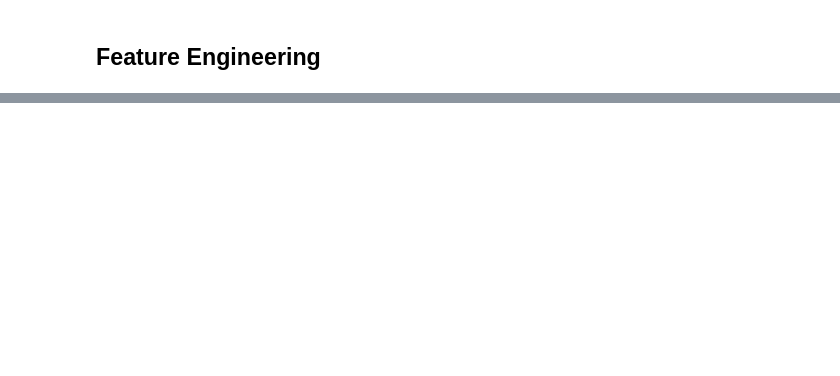
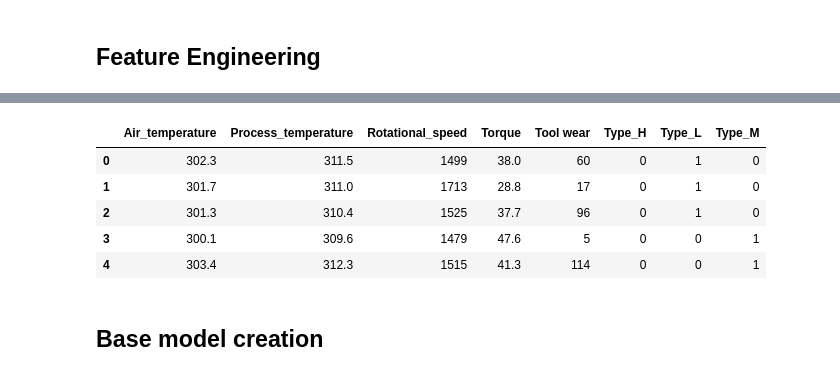
Before and after one commit to charu11/kaggle_competitions, a Jupyter notebook: ps-s3-e17-eda.ipynb, the cells around one changed output, grey strips where cells are left out. Drawn from its saved outputs; the diff is of its cells as text; code cells hidden in the pictures; blank space fills up the shorter version.

Commit message:
Kaggle Notebook | PS S3 E17 EDA  | Modeling completed

```diff
--- a/ps-s3-e17-eda.ipynb
+++ b/ps-s3-e17-eda.ipynb
@@ -218,0 +246,28 @@ plot_data(df_test, 'test', 'kde')
+# %%
+to_drop = ['id', 'Product ID', 'TWF', 'HDF', 'PWF', 'OSF', 'RNF']
+df_train = df_train.drop(columns=to_drop, axis=1)
+df_test = df_test.drop(columns=to_drop, axis=1)
+# %%
+### one hot encoding to encode the categorical data
+df_train_final = pd.get_dummies(df_train)
+df_test_final = pd.get_dummies(df_test)
+# %%
+### change the columns names
+df_train_final = df_train_final.rename(columns={'Air temperature [K]': 'Air_temperature', 'Process temperature [K]': 'Process_temperature',
+                                       'Rotational speed [rpm]': 'Rotational_speed', 'Torque [Nm]': 'Torque', 'Tool wear [min]': 'Tool wear'})
+
+
+### change the columns names
+df_test_final = df_test_final.rename(columns={'Air temperature [K]': 'Air_temperature', 'Process temperature [K]': 'Process_temperature',
+                                       'Rotational speed [rpm]': 'Rotational_speed', 'Torque [Nm]': 'Torque', 'Tool wear [min]': 'Tool wear'})
+# %%
+df_test_final.head()
+# %% [output]
+|  | Air_temperature | Process_temperature | Rotational_speed | Torque | Tool wear | Type_H | Type_L | Type_M |
+| 0 | 302.3 | 311.5 | 1499 | 38.0 | 60 | 0 | 1 | 0 |
+| 1 | 301.7 | 311.0 | 1713 | 28.8 | 17 | 0 | 1 | 0 |
+| 2 | 301.3 | 310.4 | 1525 | 37.7 | 96 | 0 | 1 | 0 |
+| 3 | 300.1 | 309.6 | 1479 | 47.6 | 5 | 0 | 0 | 1 |
+| 4 | 303.4 | 312.3 | 1515 | 41.3 | 114 | 0 | 0 | 1 |
+# %% [markdown]
+## Base model creation
```
Also changed, not shown: parts of 11 cells of this notebook.
